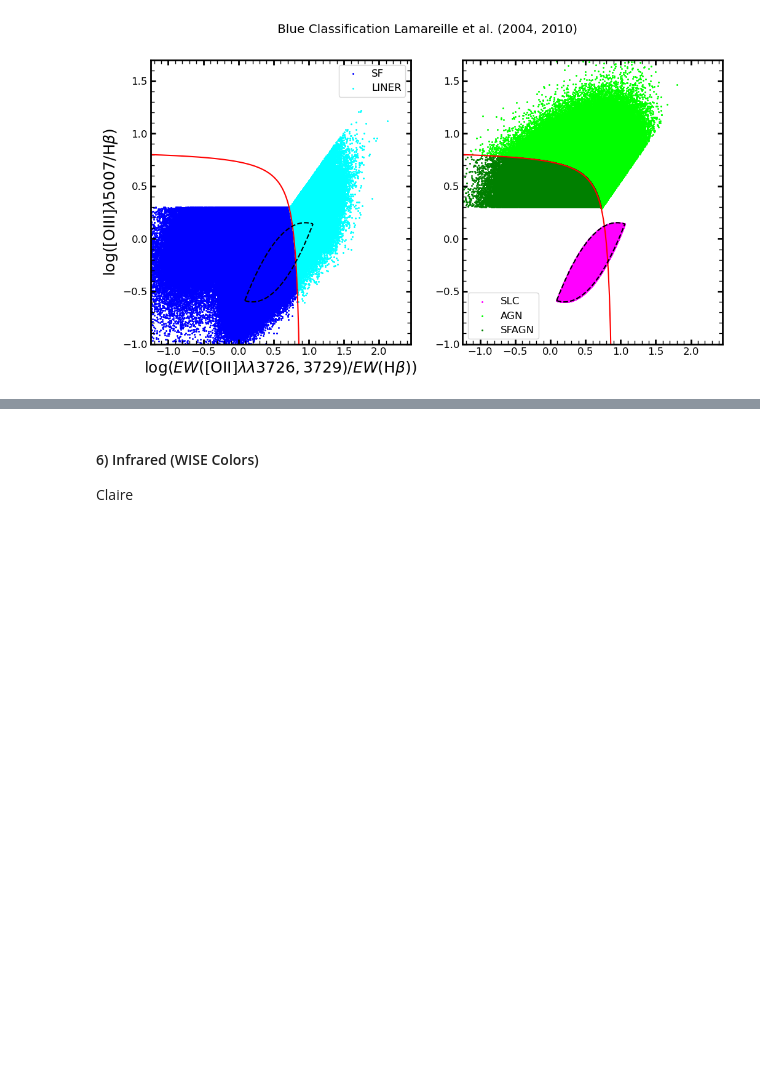
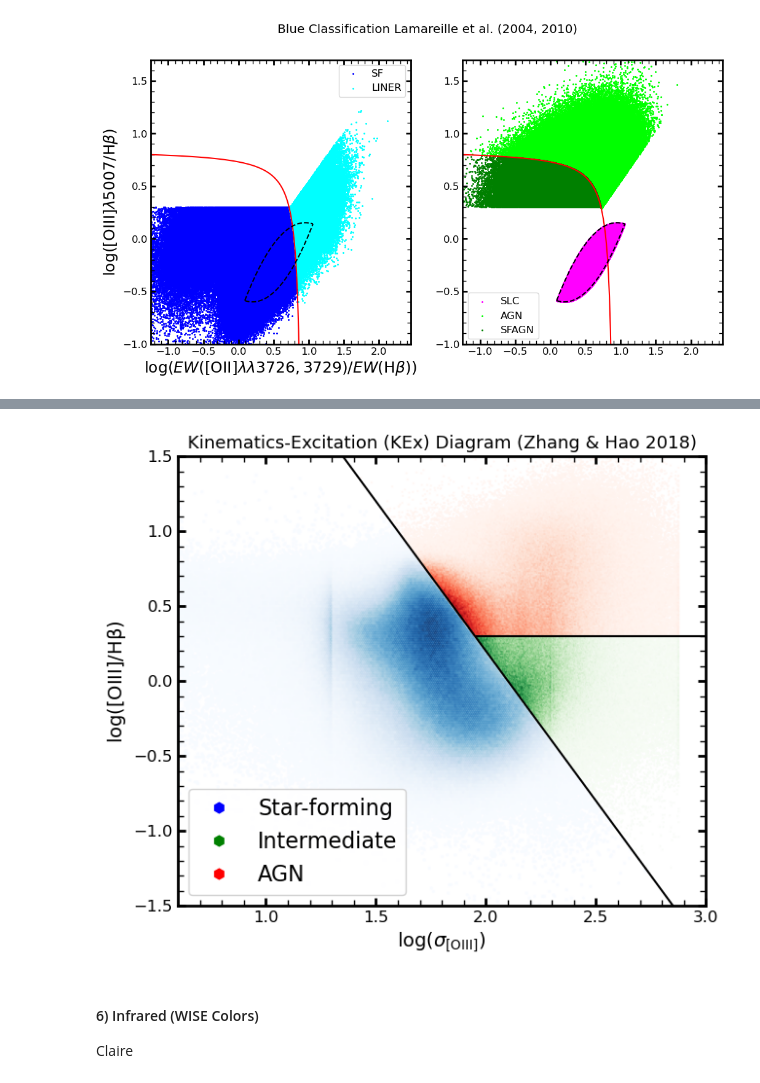
Before and after one commit to cosmodesi/desigaldev, a Jupyter notebook: AgnCats/notebooks/01_how_to_use_AGNQSO_catalog.ipynb, the cells around one changed output, grey strips where cells are left out. Saved outputs shown, nothing was run; the diff lists cells and outputs as text; code cells hidden in the pictures; blank space fills up the shorter version.

```diff
--- a/AgnCats/notebooks/01_how_to_use_AGNQSO_catalog.ipynb
+++ b/AgnCats/notebooks/01_how_to_use_AGNQSO_catalog.ipynb
@@ -560,3 +621,58 @@ Shree
+# %%
+# Define KEx classification boundaries (Zhang & Hao 2018)
+def kex_upper(sigma_log):
+    """AGN vs. SF boundary from Zhang & Hao 2018 (Equation 1)"""
+    return -2 * sigma_log + 4.2
+
+def kex_lower(sigma_log):
+    """SF vs. Composite boundary from Zhang & Hao 2018 (Equation 2)"""
+    return np.full_like(sigma_log, 0.3)  # Constant line at y = 0.3
+# %%
+# Extract velocity dispersion (log scale) from [OIII] sigma
+log_sigma_oiii = np.log10(T2['OIII_5007_SIGMA'])
+
+# Compute log([OIII]/Hβ)
+oiii_hbeta = np.log10(T2['OIII_5007_FLUX'] / T2['HBETA_FLUX'])
+# %%
+is_kex_sf = (T['OPT_UV_TYPE'] & OPT_UV_TYPE.KEX_SF != 0)
+is_kex_intermediate = (T['OPT_UV_TYPE'] & OPT_UV_TYPE.KEX_INTERM != 0)
+is_kex_agn = (T['OPT_UV_TYPE'] & OPT_UV_TYPE.KEX_AGN != 0)
+# %%
+sigma_range = np.linspace(0, 3, 200)
+
+plt.figure(figsize=(7, 6))
+
+# Adjust gridsize to make hexagons smaller
+gridsize = 300
+
+# Hexbin plots for each classification
+hb_sf = plt.hexbin(log_sigma_oiii[is_kex_sf], oiii_hbeta[is_kex_sf], gridsize=gridsize, cmap='Blues', mincnt=1, alpha=0.5)
+hb_composite = plt.hexbin(log_sigma_oiii[is_kex_intermediate], oiii_hbeta[is_kex_intermediate], gridsize=gridsize, cmap='Greens', mincnt=1, alpha=0.5)
+hb_agn = plt.hexbin(log_sigma_oiii[is_kex_agn], oiii_hbeta[is_kex_agn], gridsize=gridsize, cmap='Reds', mincnt=1, alpha=0.5)
+
+# Overlay classification curves
+# Overlay AGN/SF boundary
+plt.plot(sigma_range, kex_upper(sigma_range), 'black', linewidth=1.5, label="AGN/SF boundary")
+
+# Overlay Composite/SF boundary **only where AGN exists**
+sigma_range_composite = sigma_range[sigma_range > 1.95]
+plt.plot(sigma_range_composite, kex_lower(sigma_range_composite), 'black', linewidth=1.5, label="Intermediate/SF boundary")
+
+legend_elements = [
+    Line2D([0], [0], marker='h', color='w', markerfacecolor='b', markersize=10, label="Star-forming"),
+    Line2D([0], [0], marker='h', color='w', markerfacecolor='g', markersize=10, label="Intermediate"),
+    Line2D([0], [0], marker='h', color='w', markerfacecolor='r', markersize=10, label="AGN")
+]
+plt.legend(handles=legend_elements, loc='lower left', fontsize=16, framealpha=0.9)
+
+plt.xlabel(r'$\log(\sigma_{\mathrm{[OIII]}})$', fontsize=14)
+plt.ylabel(r'$\log (\mathrm{[OIII]}/\mathrm{H\beta})$', fontsize=14)
+plt.title("Kinematics-Excitation (KEx) Diagram (Zhang & Hao 2018)", fontsize=13)
+plt.ylim(-1.5, 1.5)
+plt.xlim(0.6, 3)
+plt.show()
+# %% [output]
+[figure, added]
 # %% [markdown]
 #### 6) Infrared (WISE Colors)
 
```
Also changed, not shown: parts of 7 cells of this notebook.
